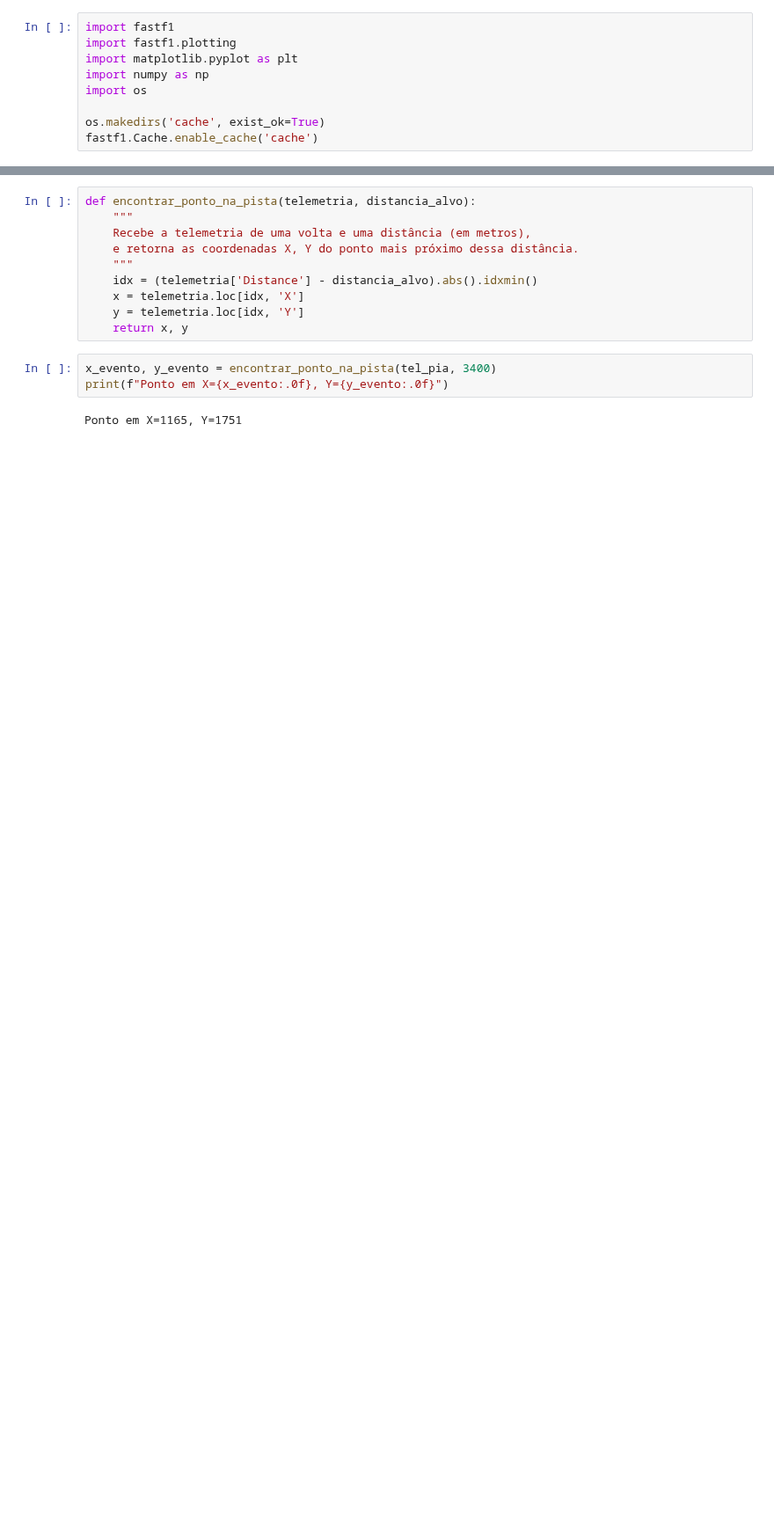
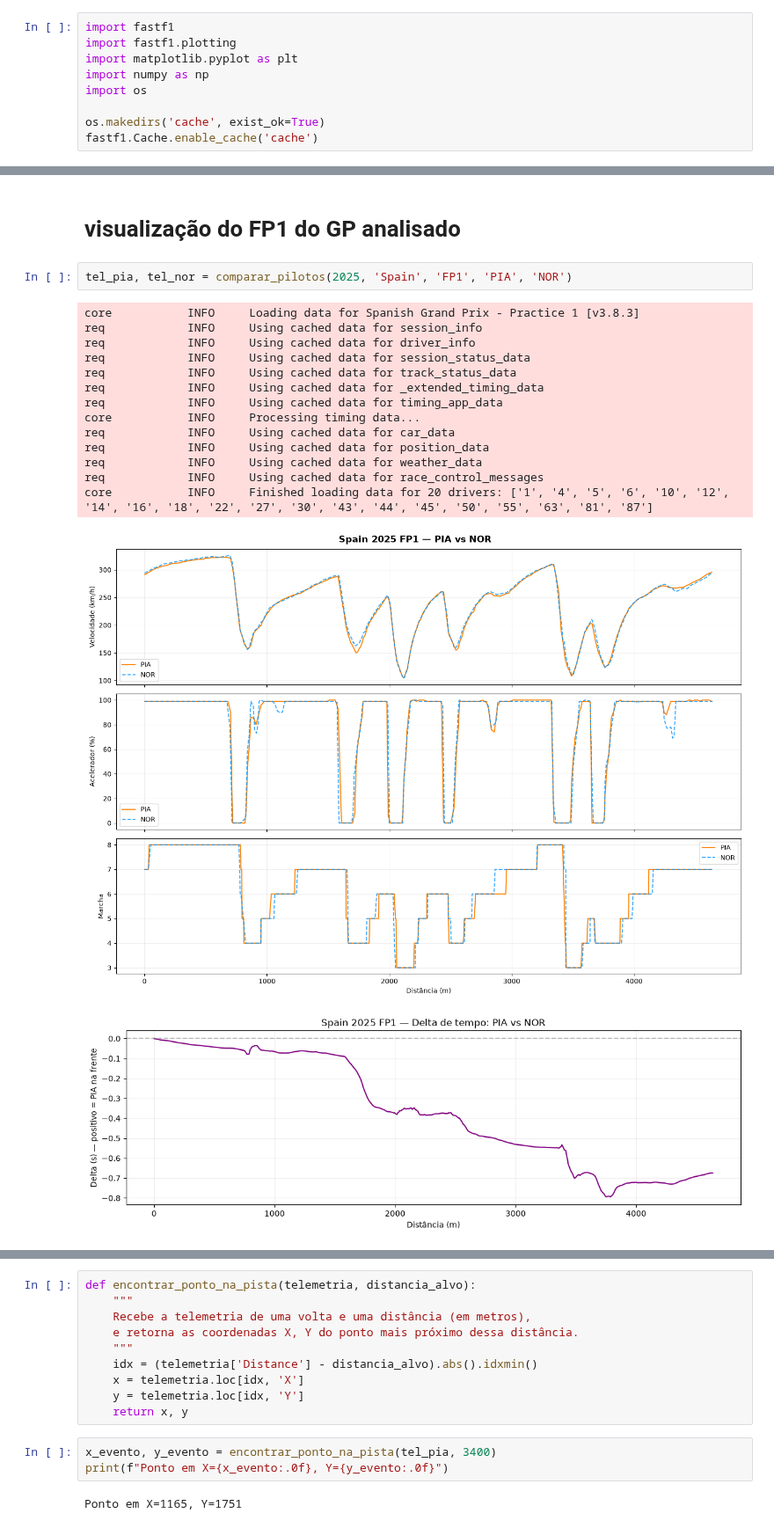
Before and after one commit to Mazzoni-mat-ap/telemetria-f1, a Jupyter notebook: MODULO1.ipynb, the cells around one changed output, grey strips where cells are left out. Shown at 88% size. Saved outputs shown, nothing was run; the diff lists cells and outputs as text; blank space fills up the shorter version.

```diff
--- a/MODULO1.ipynb
+++ b/MODULO1.ipynb
@@ -355,0 +122,20 @@ plt.show()
+# %% [markdown]
+# visualização do FP1 do GP analisado
+# %%
+tel_pia, tel_nor = comparar_pilotos(2025, 'Spain', 'FP1', 'PIA', 'NOR')
+# %% [output]
+core           INFO     Loading data for Spanish Grand Prix - Practice 1 [v3.8.3]
+req            INFO     Using cached data for session_info
+req            INFO     Using cached data for driver_info
+req            INFO     Using cached data for session_status_data
+req            INFO     Using cached data for track_status_data
+req            INFO     Using cached data for _extended_timing_data
+req            INFO     Using cached data for timing_app_data
+core           INFO     Processing timing data...
+req            INFO     Using cached data for car_data
+req            INFO     Using cached data for position_data
+req            INFO     Using cached data for weather_data
+req            INFO     Using cached data for race_control_messages
+core           INFO     Finished loading data for 20 drivers: ['1', '4', '5', '6', '10', '12', '14', '16', '18', '22', '27', '30', '43', '44', '45', '50', '55', '63', '81', '87']
+[figure, added]
+[figure, added]
```
Also changed, not shown: parts of 43 cells of this notebook.
